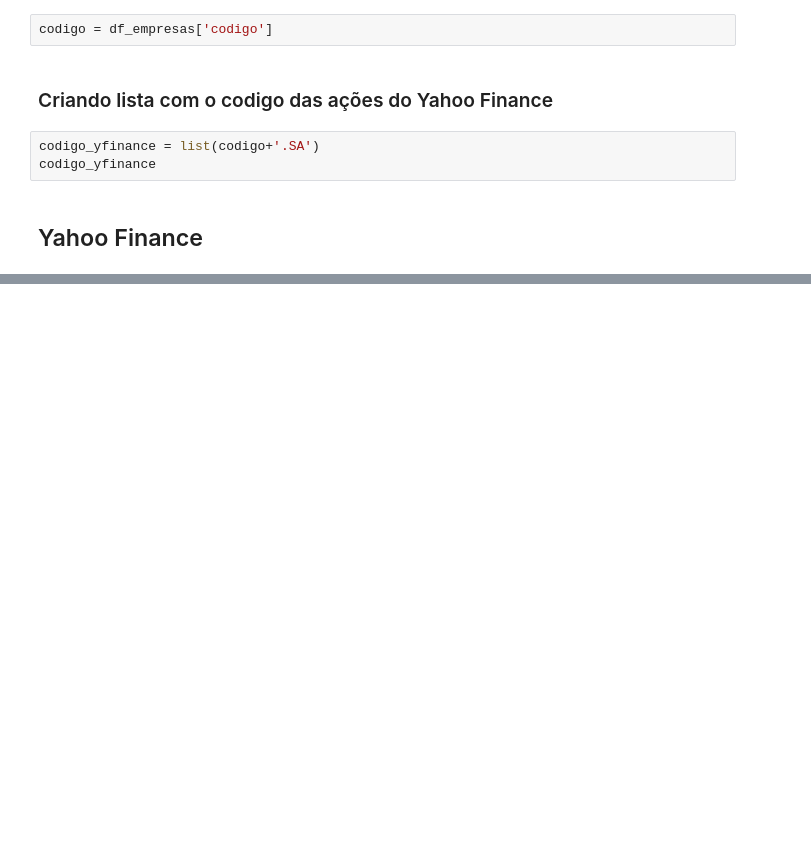
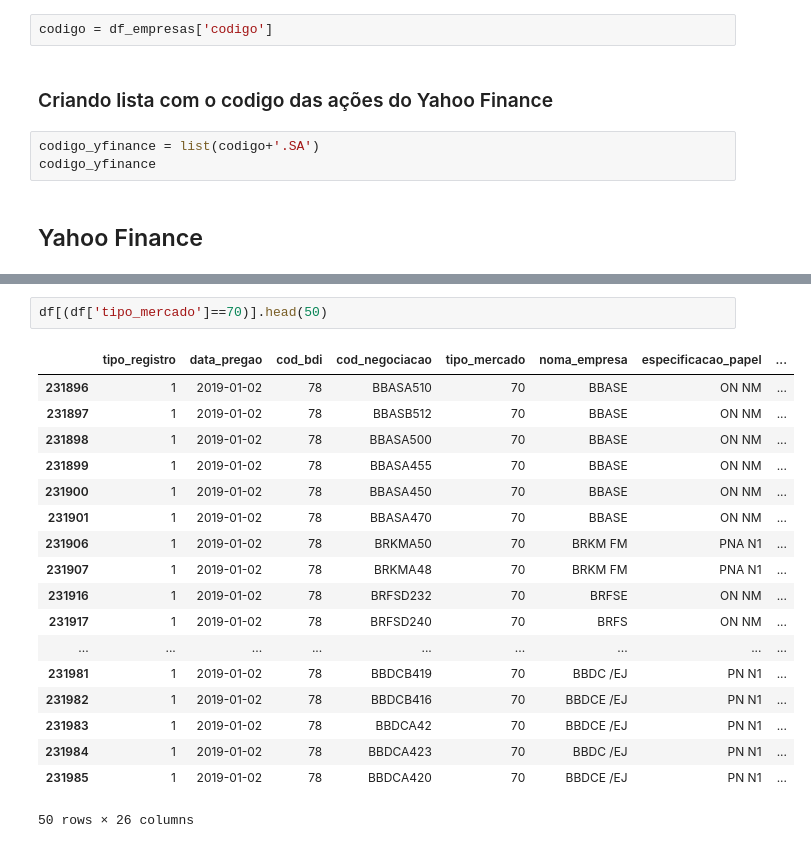
Before and after one commit to pedrolaender/05.Ironhack_Final_Project, a Jupyter notebook: testes.ipynb, the cells around one changed output, grey strips where cells are left out. Saved outputs shown, nothing was run; the diff lists cells and outputs as text; blank space fills up the shorter version.

```diff
--- a/testes.ipynb
+++ b/testes.ipynb
@@ -215,0 +330,21 @@ yf.Ticker('VALE3.SA').history('18y')
+# %%
+df[(df['tipo_mercado']==70)].head(50)
+# %% [output]
+|  | tipo_registro | data_pregao | cod_bdi | cod_negociacao | tipo_mercado | noma_empresa | especificacao_papel | ... |
+| 231896 | 1 | 2019-01-02 | 78 | BBASA510 | 70 | BBASE | ON NM | ... |
+| 231897 | 1 | 2019-01-02 | 78 | BBASB512 | 70 | BBASE | ON NM | ... |
+| 231898 | 1 | 2019-01-02 | 78 | BBASA500 | 70 | BBASE | ON NM | ... |
+| 231899 | 1 | 2019-01-02 | 78 | BBASA455 | 70 | BBASE | ON NM | ... |
+| 231900 | 1 | 2019-01-02 | 78 | BBASA450 | 70 | BBASE | ON NM | ... |
+| 231901 | 1 | 2019-01-02 | 78 | BBASA470 | 70 | BBASE | ON NM | ... |
+| 231906 | 1 | 2019-01-02 | 78 | BRKMA50 | 70 | BRKM FM | PNA N1 | ... |
+| 231907 | 1 | 2019-01-02 | 78 | BRKMA48 | 70 | BRKM FM | PNA N1 | ... |
+| 231916 | 1 | 2019-01-02 | 78 | BRFSD232 | 70 | BRFSE | ON NM | ... |
+| 231917 | 1 | 2019-01-02 | 78 | BRFSD240 | 70 | BRFS | ON NM | ... |
+| ... | ... | ... | ... | ... | ... | ... | ... | ... |
+| 231981 | 1 | 2019-01-02 | 78 | BBDCB419 | 70 | BBDC /EJ | PN N1 | ... |
+| 231982 | 1 | 2019-01-02 | 78 | BBDCB416 | 70 | BBDCE /EJ | PN N1 | ... |
+| 231983 | 1 | 2019-01-02 | 78 | BBDCA42 | 70 | BBDCE /EJ | PN N1 | ... |
+| 231984 | 1 | 2019-01-02 | 78 | BBDCA423 | 70 | BBDC /EJ | PN N1 | ... |
+| 231985 | 1 | 2019-01-02 | 78 | BBDCA420 | 70 | BBDCE /EJ | PN N1 | ... |
+50 rows × 26 columns
```
Also changed, not shown: parts of 41 cells of this notebook, 14 other files.
